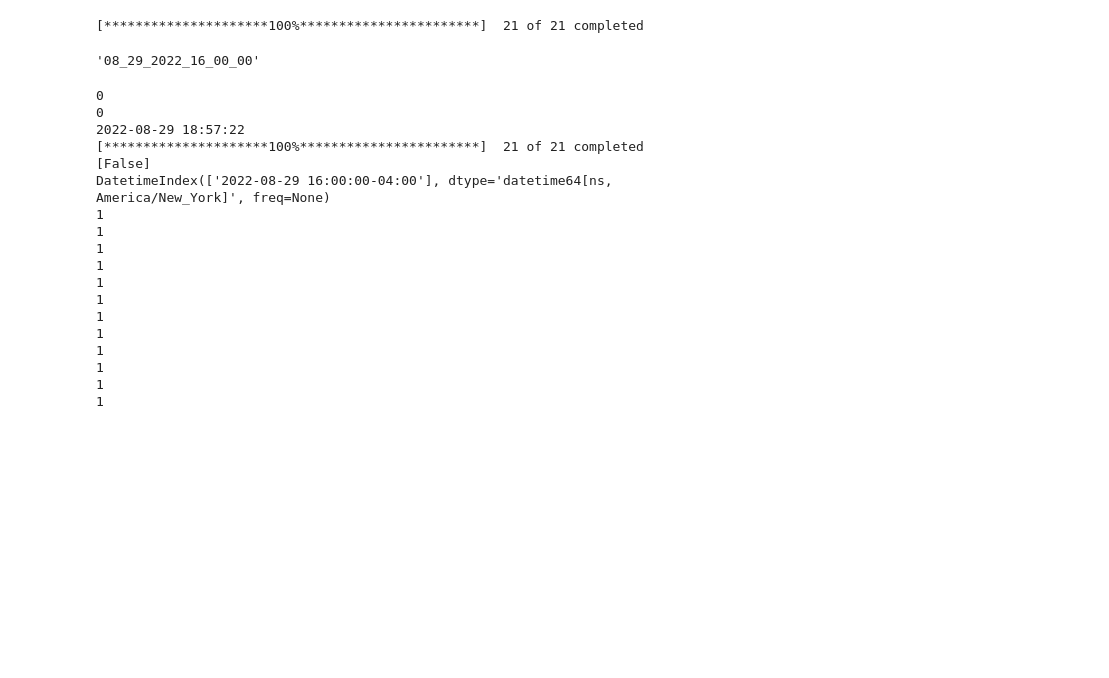
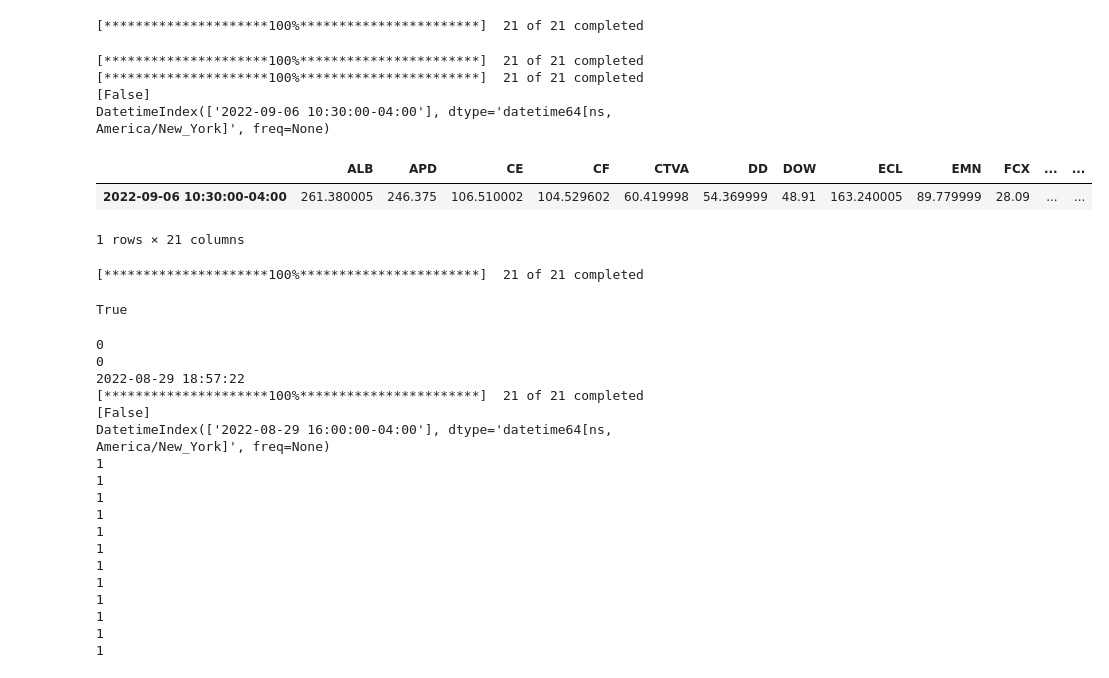
Before and after one commit to grmc1999/Algorithmic_trading, a Jupyter notebook: ML_classification.ipynb, the cells around one changed output. Saved outputs shown, nothing was run; the diff lists cells and outputs as text; code cells hidden in the pictures; blank space fills up the shorter version.

```diff
--- a/ML_classification.ipynb
+++ b/ML_classification.ipynb
@@ -556,10 +556,30 @@ array([False, False,  True, False,  True, False, False,  True,  True,
 Y_est,tst=predict_RT()
 # %% [output]
 [*********************100%***********************]  21 of 21 completed
-# %%
-tst.strftime("%m_%d_%Y_%H_%M_%S")[0]
-# %% [output]
-'08_29_2022_16_00_00'
+# %%
+Tlist=get_tickers(page=3,vectorized=True,options=[Screener.SectorOption.BASIC_MATERIALS,Screener.IndexOption.SANDP_500])
+Tlist=np.unique(np.array(Tlist)).tolist()
+cdata = yf.download(Tlist[:], period = "2d",interval = "1h")
+Y_est,tst=predict_RT()
+print(Y_est)
+print(tst)
+cdata.dropna()["Open"].tail(1)
+# %% [output]
+[*********************100%***********************]  21 of 21 completed
+[*********************100%***********************]  21 of 21 completed
+[False]
+DatetimeIndex(['2022-09-06 10:30:00-04:00'], dtype='datetime64[ns, America/New_York]', freq=None)
+|  | ALB | APD | CE | CF | CTVA | DD | DOW | ECL | EMN | FCX | ... | ... |
+| 2022-09-06 10:30:00-04:00 | 261.380005 | 246.375 | 106.510002 | 104.529602 | 60.419998 | 54.369999 | 48.91 | 163.240005 | 89.779999 | 28.09 | ... | ... |
+1 rows × 21 columns
+# %%
+Tlist=get_tickers(page=3,vectorized=True,options=[Screener.SectorOption.BASIC_MATERIALS,Screener.IndexOption.SANDP_500])
+Tlist=np.unique(np.array(Tlist)).tolist()
+cdata = yf.download(Tlist[:], period = "3h",interval = "1h")
+cdata["Open"].tail(1).index[0].astimezone(pytz.timezone("America/Lima")).time()==cdata["Open"].tail(1).index[0].astimezone(pytz.timezone("America/Lima")).time()
+# %% [output]
+[*********************100%***********************]  21 of 21 completed
+True
 # %%
 from datetime import datetime
 from datetime import timedelta
```
Also changed, not shown: parts of 4 cells of this notebook, 8 other files.
